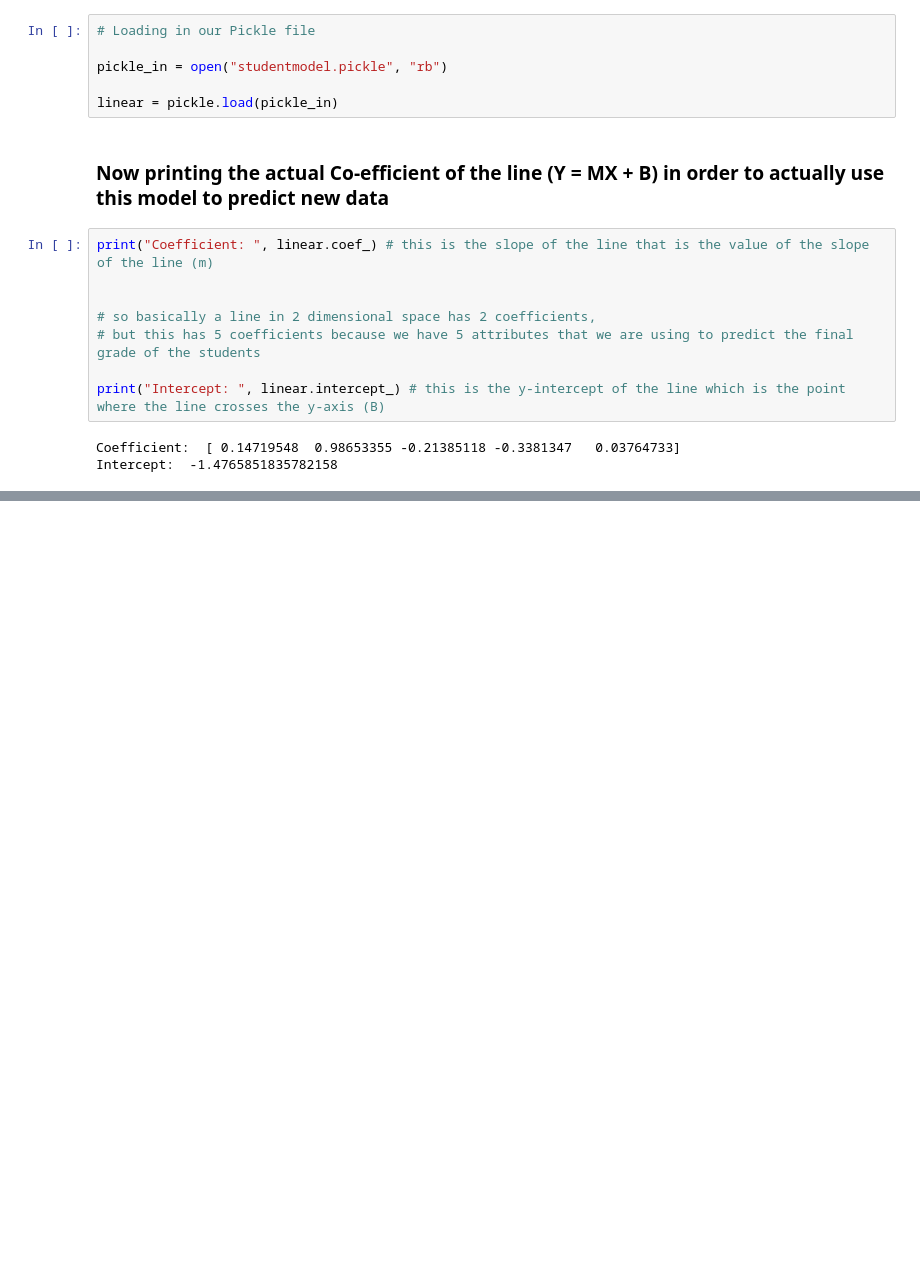
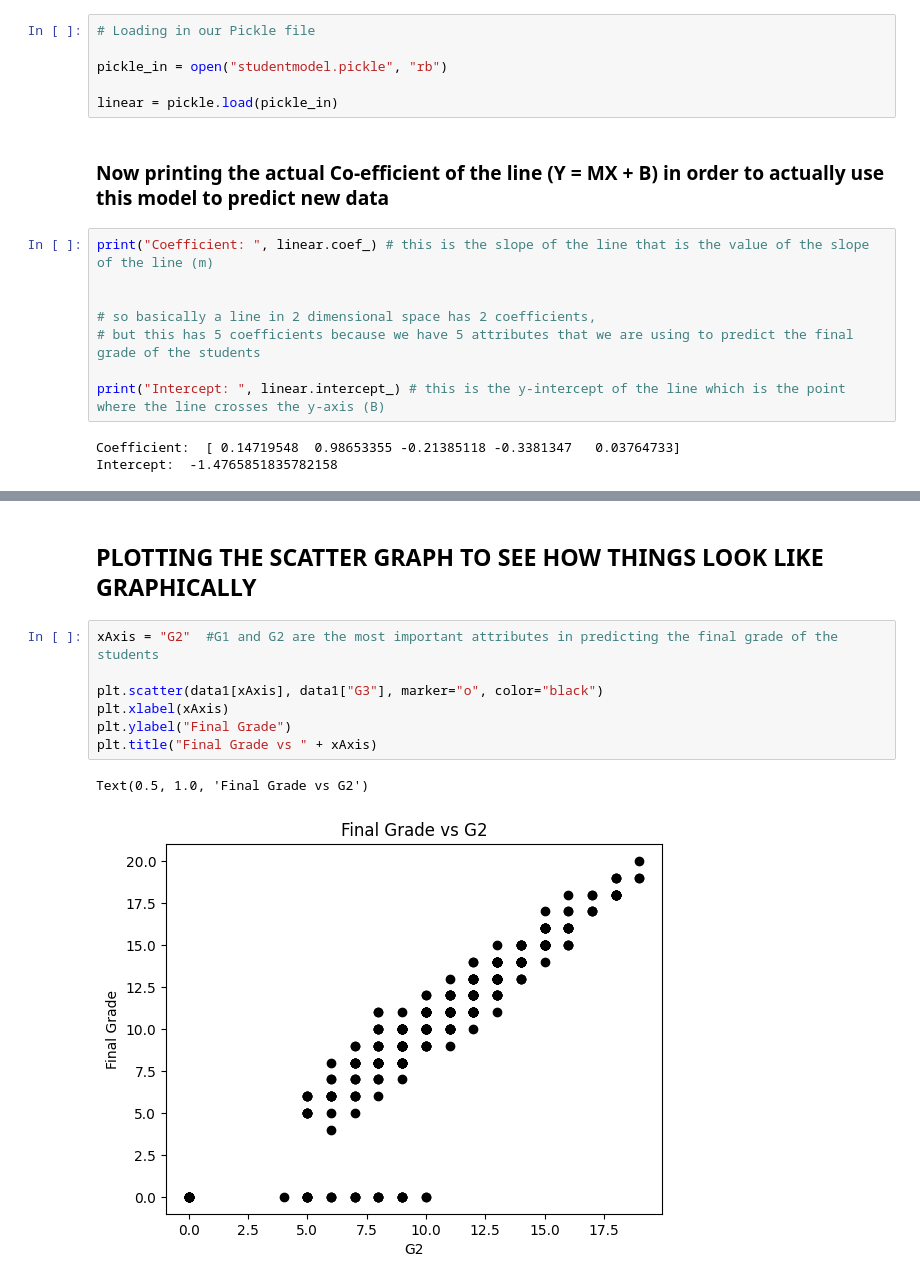
Before and after one commit to KwesiGray/MACHINE_AI-TECHNIQUES, a Jupyter notebook: Linear_Regression.ipynb, the cells around one changed output, grey strips where cells are left out. Cells and saved outputs as stored; diff of their text form; blank space fills up the shorter version.

Commit message:
Graph to see correlation of the data

```diff
--- a/Linear_Regression.ipynb
+++ b/Linear_Regression.ipynb
@@ -202,0 +203,12 @@ for i in range(len(predictions)):
+# %% [markdown]
+## PLOTTING THE SCATTER GRAPH TO SEE HOW THINGS LOOK LIKE GRAPHICALLY
+# %%
+xAxis = "G2"  #G1 and G2 are the most important attributes in predicting the final grade of the students
+
+plt.scatter(data1[xAxis], data1["G3"], marker="o", color="black")
+plt.xlabel(xAxis)
+plt.ylabel("Final Grade")
+plt.title("Final Grade vs " + xAxis)
+# %% [output]
+Text(0.5, 1.0, 'Final Grade vs G2')
+[figure, added]
```
Also changed, not shown: parts of 1 cell of this notebook.
